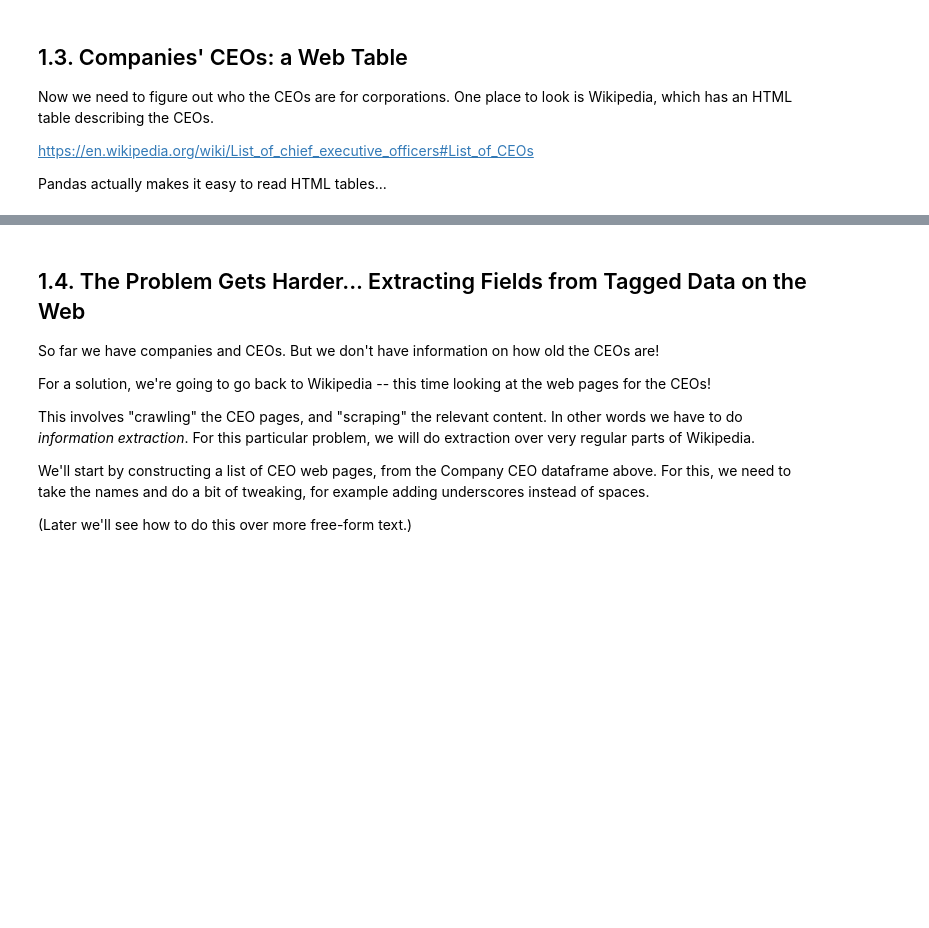
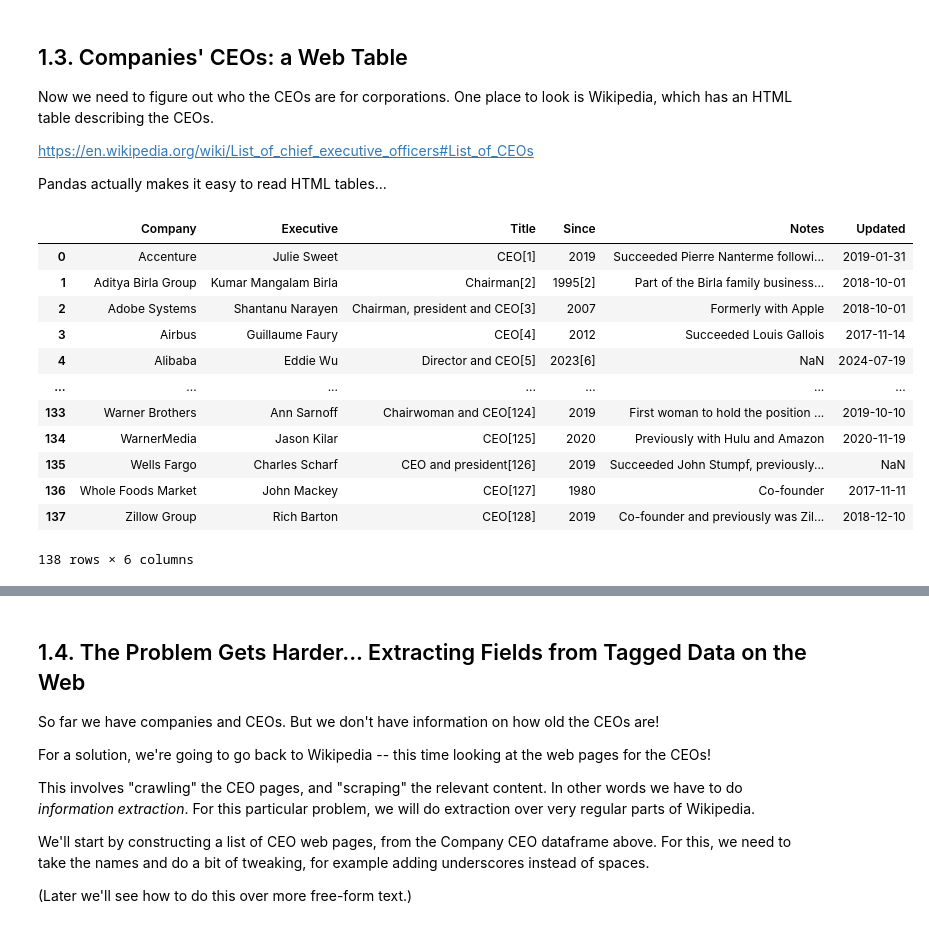
Before and after one commit to zackives/upenn-cis5450-hw, a Jupyter notebook: Module_1_Data_Acquisition.ipynb, the cells around one changed output, grey strips where cells are left out. Cells and saved outputs as stored; diff of their text form; code cells hidden in the pictures; blank space fills up the shorter version.

```diff
--- a/Module_1_Data_Acquisition.ipynb
+++ b/Module_1_Data_Acquisition.ipynb
@@ -150,3 +239,30 @@ company_ceos_df
+# %%
+import requests
+
+# Now let's read an HTML table!
+headers = {
+    'User-Agent': 'Mozilla/5.0 (Windows NT 10.0; Win64; x64) AppleWebKit/537.36 (KHTML, like Gecko) Chrome/91.0.4472.124 Safari/537.36'
+}
+
+url = 'https://en.wikipedia.org/wiki/List_of_chief_executive_officers#List_of_CEOs'
+response = requests.get(url, headers=headers)
+company_ceos_df = pd.read_html(response.text)[1]
+
+company_ceos_df
+# %% [output]
+|  | Company | Executive | Title | Since | Notes | Updated |
+| 0 | Accenture | Julie Sweet | CEO[1] | 2019 | Succeeded Pierre Nanterme followi... | 2019-01-31 |
+| 1 | Aditya Birla Group | Kumar Mangalam Birla | Chairman[2] | 1995[2] | Part of the Birla family business... | 2018-10-01 |
+| 2 | Adobe Systems | Shantanu Narayen | Chairman, president and CEO[3] | 2007 | Formerly with Apple | 2018-10-01 |
+| 3 | Airbus | Guillaume Faury | CEO[4] | 2012 | Succeeded Louis Gallois | 2017-11-14 |
+| 4 | Alibaba | Eddie Wu | Director and CEO[5] | 2023[6] | NaN | 2024-07-19 |
+| ... | ... | ... | ... | ... | ... | ... |
+| 133 | Warner Brothers | Ann Sarnoff | Chairwoman and CEO[124] | 2019 | First woman to hold the position ... | 2019-10-10 |
+| 134 | WarnerMedia | Jason Kilar | CEO[125] | 2020 | Previously with Hulu and Amazon | 2020-11-19 |
+| 135 | Wells Fargo | Charles Scharf | CEO and president[126] | 2019 | Succeeded John Stumpf, previously... | NaN |
+| 136 | Whole Foods Market | John Mackey | CEO[127] | 1980 | Co-founder | 2017-11-11 |
+| 137 | Zillow Group | Rich Barton | CEO[128] | 2019 | Co-founder and previously was Zil... | 2018-12-10 |
+138 rows × 6 columns
 # %%
 con.sql('create table if not exists company_ceos as select * from company_ceos_df')
 
```
Also changed, not shown: parts of 30 cells of this notebook.
